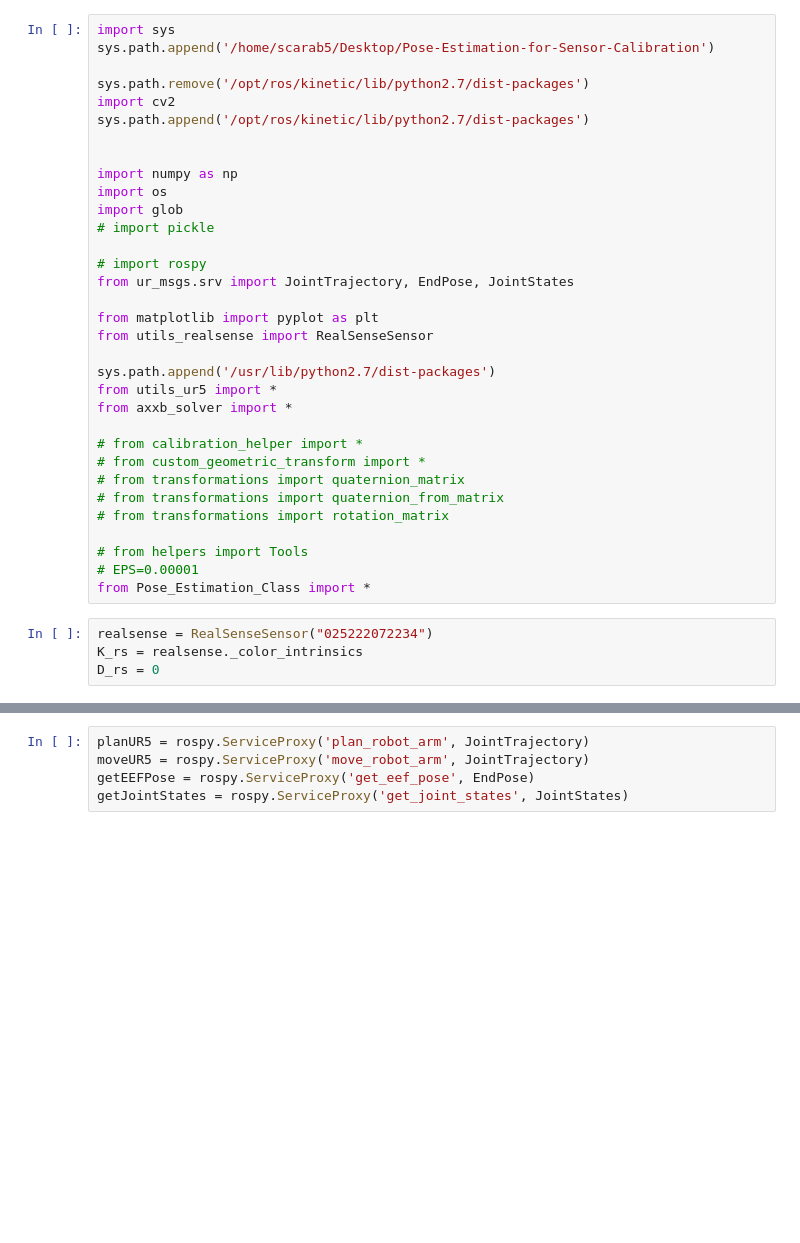
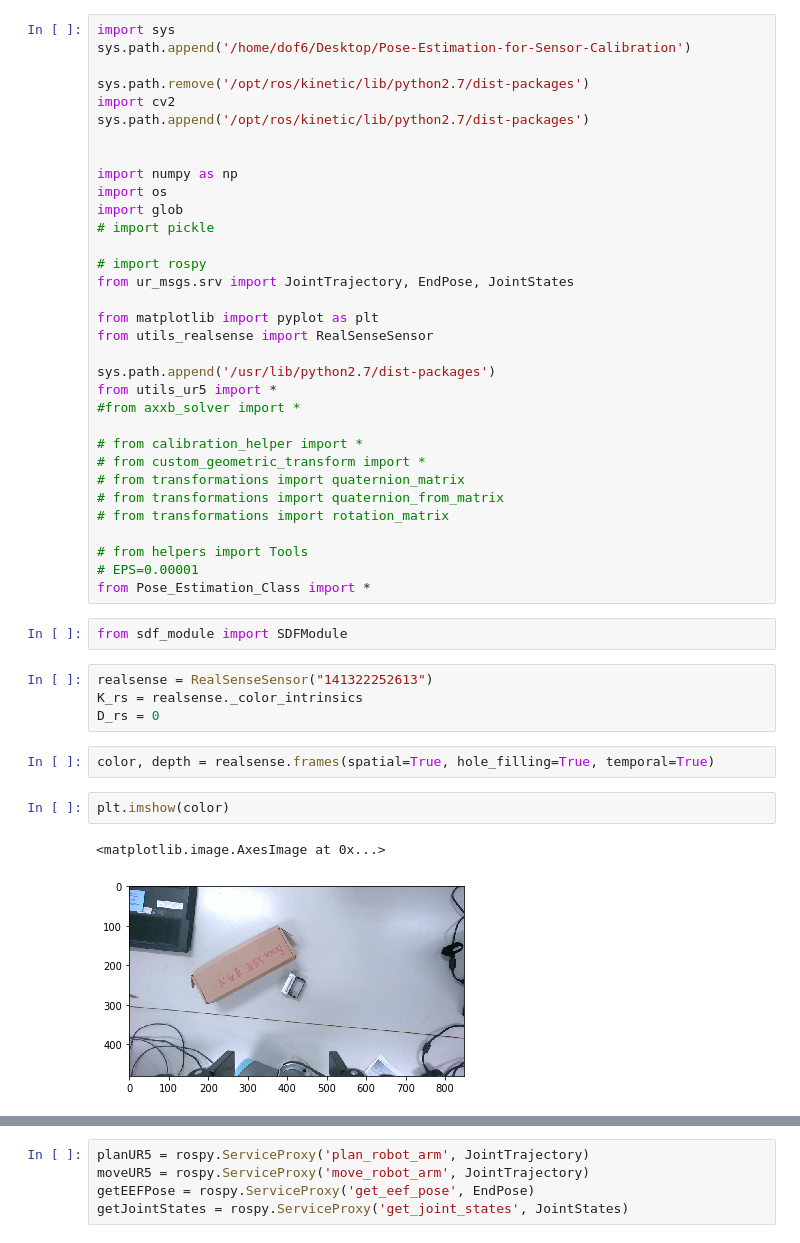
Before and after one commit to hogunkee/ur5_manipulation, a Jupyter notebook: realrobot/realrobot_writing.ipynb, the cells around one changed output, grey strips where cells are left out. Cells and saved outputs as stored; diff of their text form; blank space fills up the shorter version.

```diff
--- a/realrobot/realrobot_writing.ipynb
+++ b/realrobot/realrobot_writing.ipynb
@@ -1,6 +1,6 @@
 # %%
 import sys
-sys.path.append('/home/scarab5/Desktop/Pose-Estimation-for-Sensor-Calibration')
+sys.path.append('/home/dof6/Desktop/Pose-Estimation-for-Sensor-Calibration')
 
 sys.path.remove('/opt/ros/kinetic/lib/python2.7/dist-packages')
 import cv2
@@ -20,7 +20,7 @@ from utils_realsense import RealSenseSensor
 
 sys.path.append('/usr/lib/python2.7/dist-packages')
 from utils_ur5 import *
-from axxb_solver import *
+#from axxb_solver import *
 
 # from calibration_helper import *
 # from custom_geometric_transform import *
@@ -31,7 +31,16 @@ from axxb_solver import *
 # from helpers import Tools
 # EPS=0.00001
 from Pose_Estimation_Class import *
+# %%
+from sdf_module import SDFModule
 # %%
-realsense = RealSenseSensor("025222072234")
+realsense = RealSenseSensor("141322252613")
 K_rs = realsense._color_intrinsics
 D_rs = 0
+# %%
+color, depth = realsense.frames(spatial=True, hole_filling=True, temporal=True)
+# %%
+plt.imshow(color)
+# %% [output]
+<matplotlib.image.AxesImage at 0x...>
+[figure, added]
```
Also changed, not shown: parts of 7 cells of this notebook, 5 other files.
